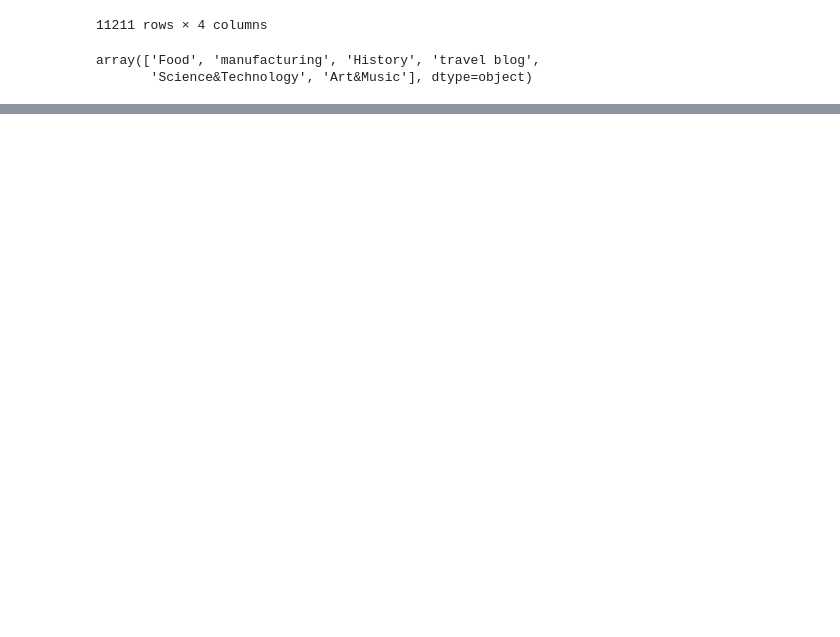
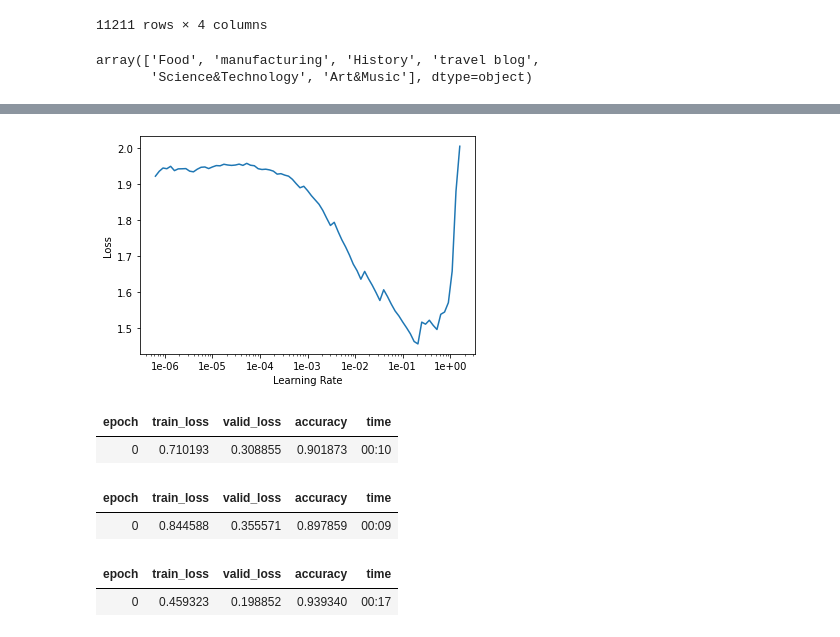
Before and after one commit to varun1414/youtube_class, a Jupyter notebook: classifier.ipynb, the cells around one changed output, grey strips where cells are left out. Drawn from its saved outputs; the diff is of its cells as text; code cells hidden in the pictures; blank space fills up the shorter version.

```diff
--- a/classifier.ipynb
+++ b/classifier.ipynb
@@ -64,0 +209,8 @@ print(m)
+# %%
+data_clas = (TextList.from_df(df,'.', vocab=data_lm.vocab)
+             #grab all the text files in path
+             .split_by_rand_pct(0.2)
+             #split by train and valid folder (that only keeps 'train' and 'test' so no need to filter)
+             .label_from_df(cols=4)
+             #label them all with their folders
+             .databunch(bs=50))
@@ -64,0 +229,3 @@ print(m)
+# %%
+learn = text_classifier_learner(data_clas, AWD_LSTM, drop_mult=0.5)
+learn.load_encoder('fine_tuned_enc')
@@ -64,0 +257,20 @@ print(m)
+# %%
+learn.recorder.plot()
+# %% [output]
+[figure, added]
+# %%
+learn.fit_one_cycle(1, 1e-2, moms=(0.8,0.7))
+# %% [output]
+| epoch | train_loss | valid_loss | accuracy | time |
+| 0 | 0.710193 | 0.308855 | 0.901873 | 00:10 |
+# %%
+learn.fit_one_cycle(1, slice(1e-2/(2.6**4),1e-2), moms=(0.8,0.7))
+# %% [output]
+| epoch | train_loss | valid_loss | accuracy | time |
+| 0 | 0.844588 | 0.355571 | 0.897859 | 00:09 |
+# %%
+learn.freeze_to(-3)
+learn.fit_one_cycle(1, slice(5e-3/(2.6**4),5e-3), moms=(0.8,0.7))
+# %% [output]
+| epoch | train_loss | valid_loss | accuracy | time |
+| 0 | 0.459323 | 0.198852 | 0.939340 | 00:17 |
```
Also changed, not shown: parts of 29 cells of this notebook.
